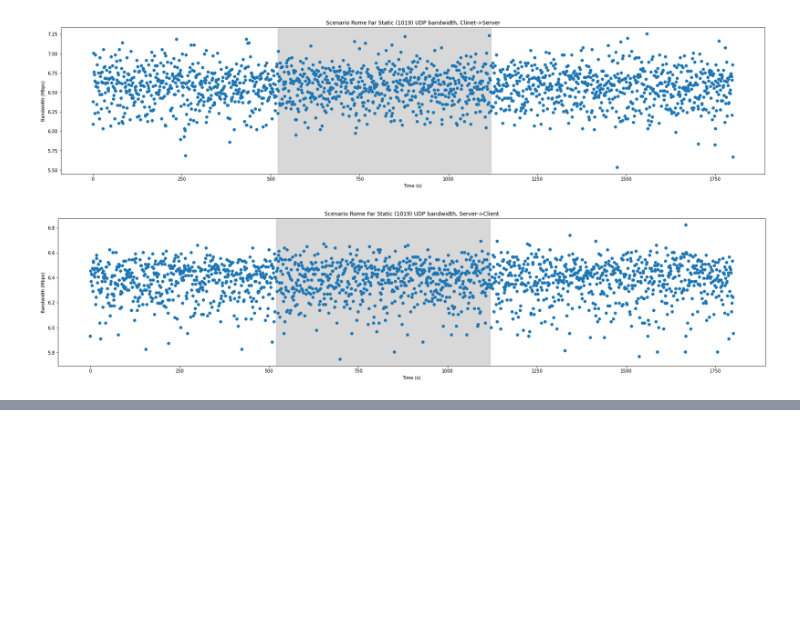
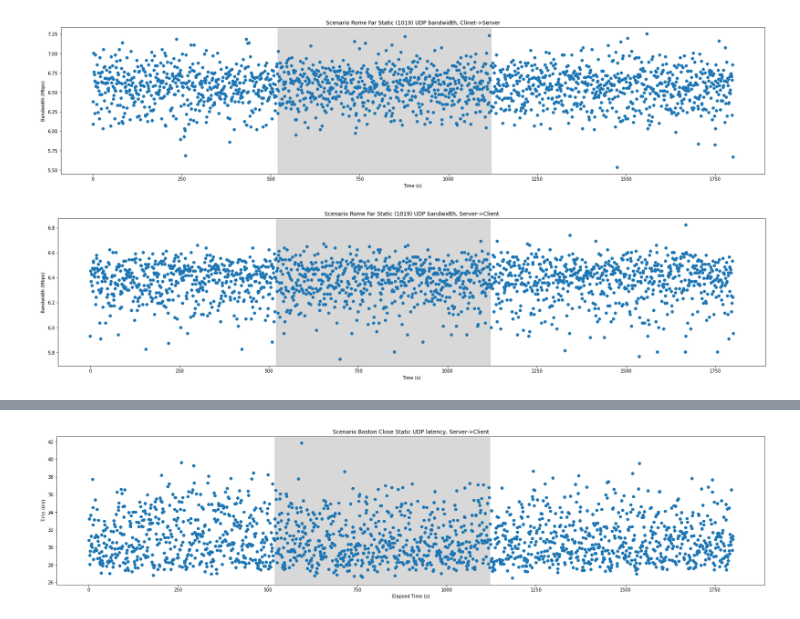
Before and after one commit to nislab/gensync, a Jupyter notebook: run/analysis.ipynb, the cells around one changed output, grey strips where cells are left out. Saved outputs shown, nothing was run; the diff lists cells and outputs as text; code cells hidden in the pictures; blank space fills up the shorter version.

```diff
--- a/run/analysis.ipynb
+++ b/run/analysis.ipynb
@@ -1159,0 +1195,5 @@ plot_iperf_time_series(cnv_Mbps(data), 'Scenario Rome Far Static (1019) UDP band
+# %%
+data = ca.parse_iperf_v2('plain_data/network/udp/benchmark_net_044851633_1031/iperf2_server.txt')
+plot_rtt_time_series(data, 'Scenario Boston Close Static UDP latency, Server->Client')
+# %% [output]
+[figure, added]
```
Also changed, not shown: parts of 19 cells of this notebook, 2 other files.
